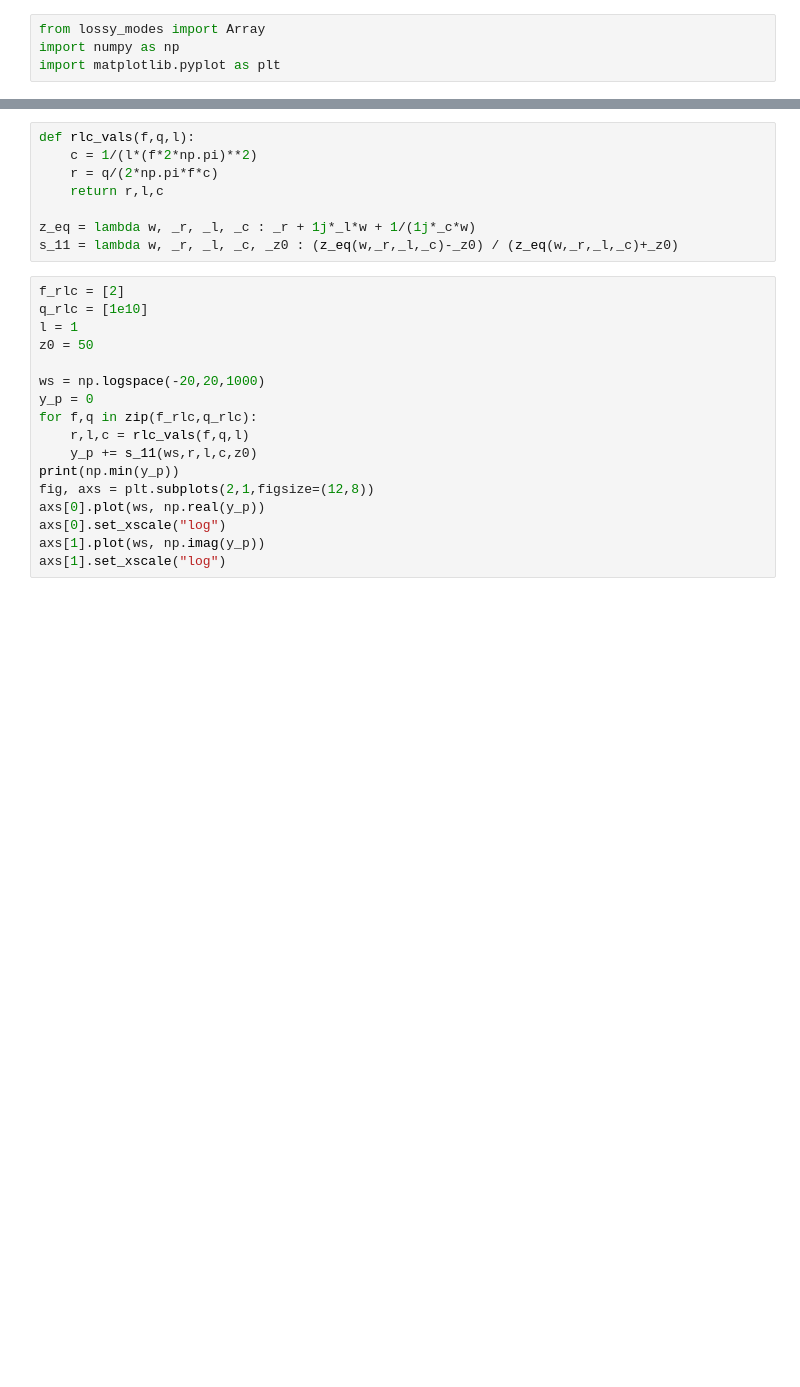
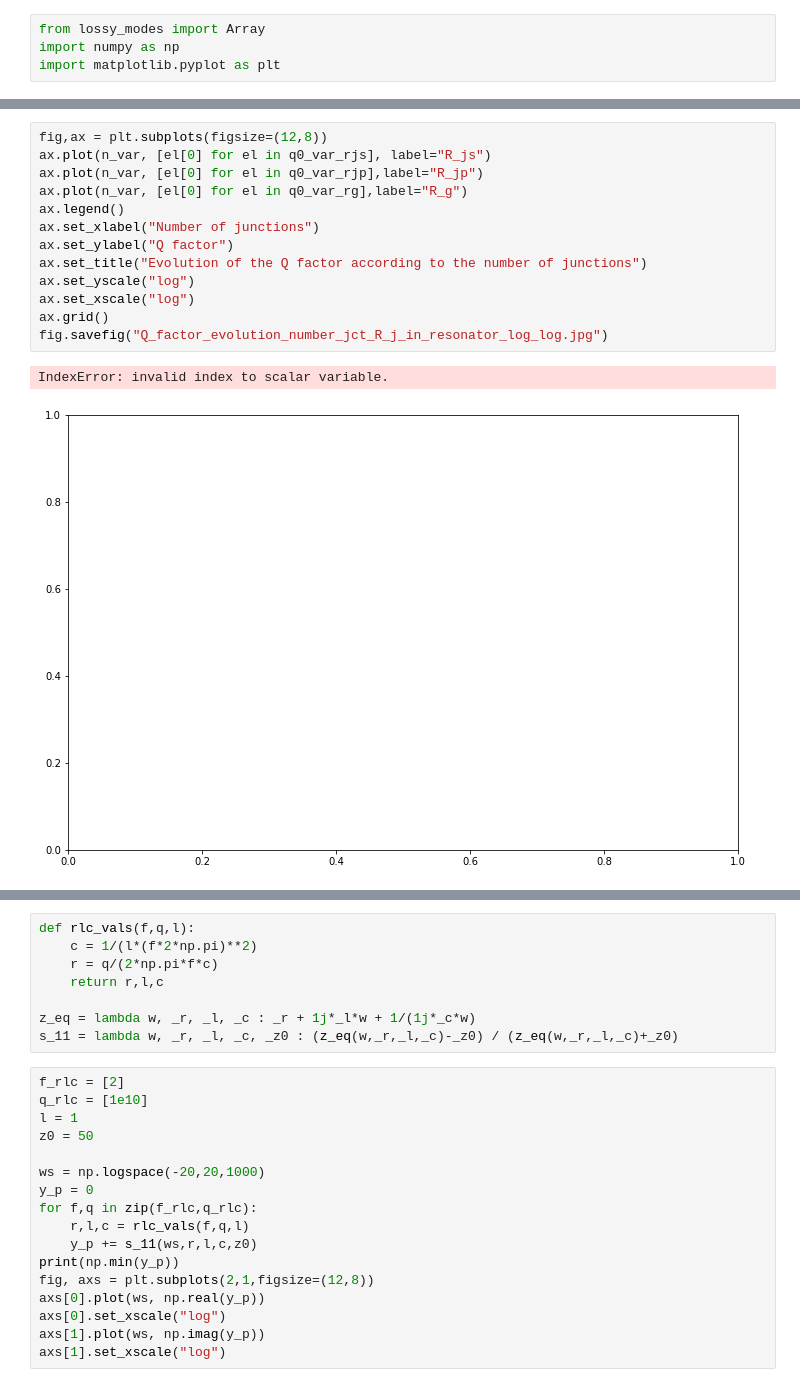
Before and after one commit to RemiRousseau/JJarray_formal, a Jupyter notebook: eom_model/graphs_lossy.ipynb, the cells around one changed output, grey strips where cells are left out. Saved outputs shown, nothing was run; the diff lists cells and outputs as text; blank space fills up the shorter version.

```diff
--- a/eom_model/graphs_lossy.ipynb
+++ b/eom_model/graphs_lossy.ipynb
@@ -45,0 +51,16 @@ Q_rjs : 0.00017273821868002415 | Q_rjp : 0.0002913294592872262 | Q_rg : 0.006409
+# %%
+fig,ax = plt.subplots(figsize=(12,8))
+ax.plot(n_var, [el[0] for el in q0_var_rjs], label="R_js")
+ax.plot(n_var, [el[0] for el in q0_var_rjp],label="R_jp")
+ax.plot(n_var, [el[0] for el in q0_var_rg],label="R_g")
+ax.legend()
+ax.set_xlabel("Number of junctions")
+ax.set_ylabel("Q factor")
+ax.set_title("Evolution of the Q factor according to the number of junctions")
+ax.set_yscale("log")
+ax.set_xscale("log")
+ax.grid()
+fig.savefig("Q_factor_evolution_number_jct_R_j_in_resonator_log_log.jpg")
+# %% [output]
+IndexError: invalid index to scalar variable.
+[figure, added]
```
Also changed, not shown: parts of 9 cells of this notebook, 44 other files.
